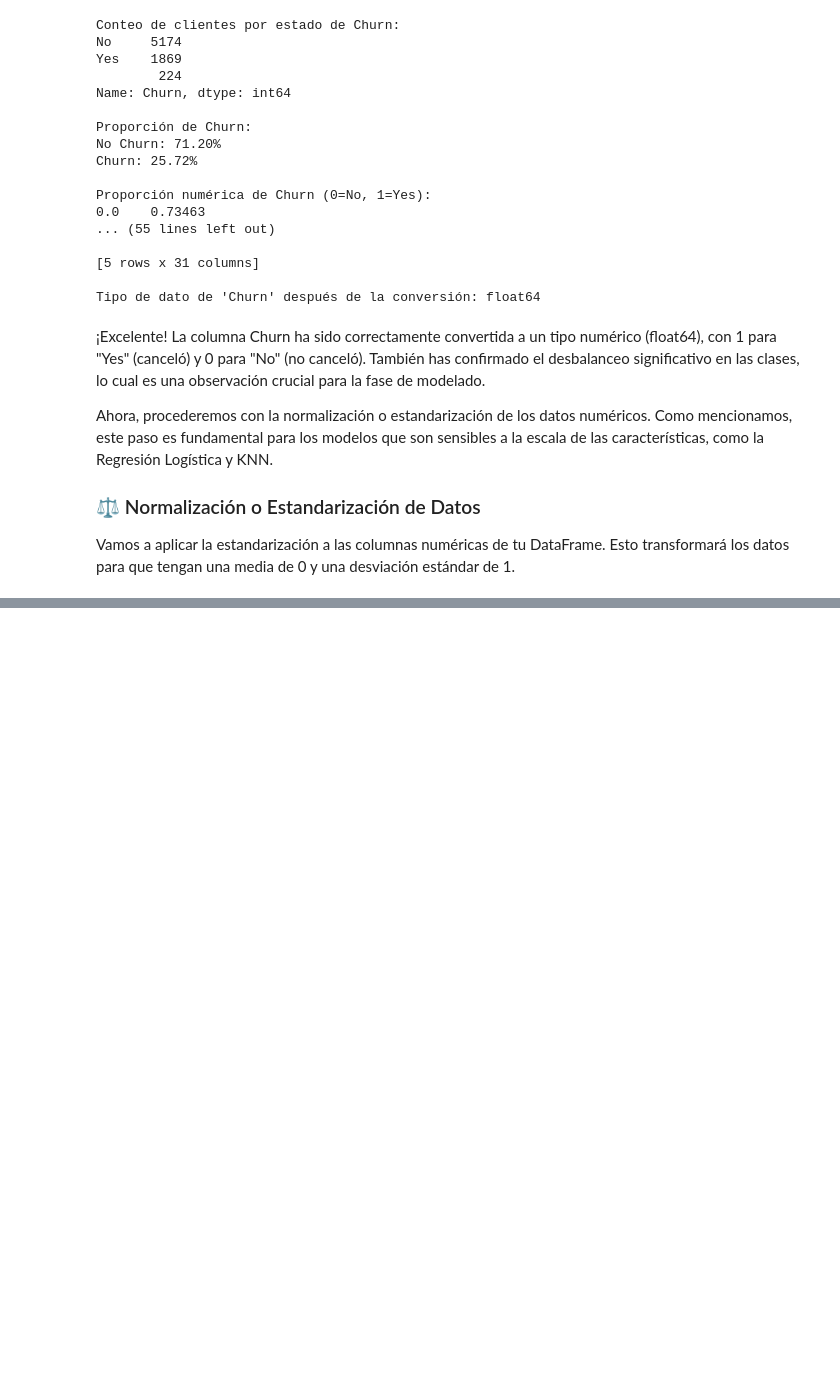
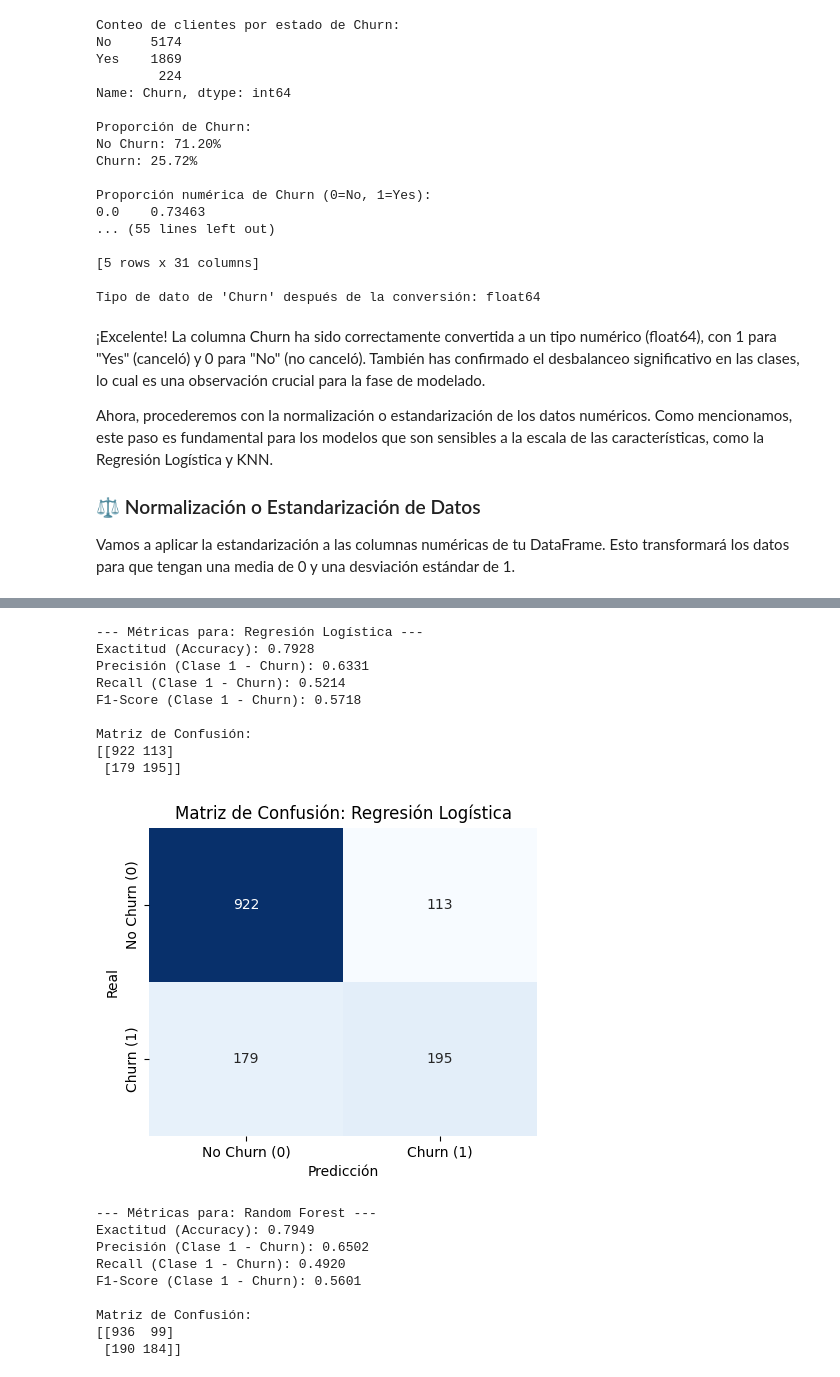
Before and after one commit to polargentino/ipynb-alura, a Jupyter notebook: notebooks/20-TelecomX-2.ipynb, the cells around one changed output, grey strips where cells are left out. Cells and saved outputs as stored; diff of their text form; code cells hidden in the pictures; blank space fills up the shorter version.

```diff
--- a/notebooks/20-TelecomX-2.ipynb
+++ b/notebooks/20-TelecomX-2.ipynb
@@ -743,0 +992,20 @@ Vamos a aplicar la estandarización a las columnas numéricas de tu DataFrame. E
+# %%
+from sklearn.linear_model import LogisticRegression
+from sklearn.ensemble import RandomForestClassifier
+
+# --- Modelo 1: Regresión Logística ---
+# Usamos el solver 'liblinear' que es bueno para datasets pequeños y medianos,
+# y maneja bien la regularización (aunque aquí no la ajustamos explícitamente, es un buen default).
+# random_state asegura la reproducibilidad.
+log_reg_model = LogisticRegression(random_state=42, solver='liblinear')
+log_reg_model.fit(X_train, y_train)
+
+print("\n--- Modelo de Regresión Logística entrenado ---")
+
+# --- Modelo 2: Random Forest ---
+# n_estimators: número de árboles en el bosque (un valor común es 100).
+# random_state asegura la reproducibilidad.
+rf_model = RandomForestClassifier(random_state=42, n_estimators=100)
+rf_model.fit(X_train, y_train)
+
+print("--- Modelo Random Forest entrenado ---")
@@ -743,0 +1022,60 @@ Vamos a aplicar la estandarización a las columnas numéricas de tu DataFrame. E
+# %%
+from sklearn.metrics import accuracy_score, precision_score, recall_score, f1_score, confusion_matrix
+import matplotlib.pyplot as plt
+import seaborn as sns
+import numpy as np # Importamos numpy para el slicing de probabilidades si es necesario
+
+def evaluate_model(model, X_test, y_test, model_name):
+    """
+    Evalúa un modelo de clasificación y muestra sus métricas clave,
+    incluyendo la matriz de confusión.
+    """
+    y_pred = model.predict(X_test)
+    # Algunas modelos tienen predict_proba, otros no (ej. algunos con ensemble/stacking)
+    # Se usa try-except para manejar esto si fuera necesario, pero para LR y RF siempre existe.
+    # y_proba = model.predict_proba(X_test)[:, 1] # Probabilidades para la clase positiva
+
+    print(f"\n--- Métricas para: {model_name} ---")
+    print(f"Exactitud (Accuracy): {accuracy_score(y_test, y_pred):.4f}")
+    # Precision, Recall y F1-score para la clase positiva (Churn=1)
+    print(f"Precisión (Clase 1 - Churn): {precision_score(y_test, y_pred):.4f}")
+    print(f"Recall (Clase 1 - Churn): {recall_score(y_test, y_pred):.4f}")
+    print(f"F1-Score (Clase 1 - Churn): {f1_score(y_test, y_pred):.4f}")
+
+    cm = confusion_matrix(y_test, y_pred)
+    print("\nMatriz de Confusión:")
+    print(cm)
+
+    plt.figure(figsize=(5, 4))
+    sns.heatmap(cm, annot=True, fmt='d', cmap='Blues', cbar=False,
+                xticklabels=['No Churn (0)', 'Churn (1)'], yticklabels=['No Churn (0)', 'Churn (1)'])
+    plt.xlabel('Predicción')
+    plt.ylabel('Real')
+    plt.title(f'Matriz de Confusión: {model_name}')
+    plt.show()
+
+# Evaluar el modelo de Regresión Logística
+evaluate_model(log_reg_model, X_test, y_test, "Regresión Logística")
+
+# Evaluar el modelo Random Forest
+evaluate_model(rf_model, X_test, y_test, "Random Forest")
+# %% [output]
+--- Métricas para: Regresión Logística ---
+Exactitud (Accuracy): 0.7928
+Precisión (Clase 1 - Churn): 0.6331
+Recall (Clase 1 - Churn): 0.5214
+F1-Score (Clase 1 - Churn): 0.5718
+
+Matriz de Confusión:
+[[922 113]
+ [179 195]]
+[figure, added]
+--- Métricas para: Random Forest ---
+Exactitud (Accuracy): 0.7949
+Precisión (Clase 1 - Churn): 0.6502
+Recall (Clase 1 - Churn): 0.4920
+F1-Score (Clase 1 - Churn): 0.5601
+
+Matriz de Confusión:
+[[936  99]
+ [190 184]]
```
Also changed, not shown: parts of 25 cells of this notebook, 2 other files.
